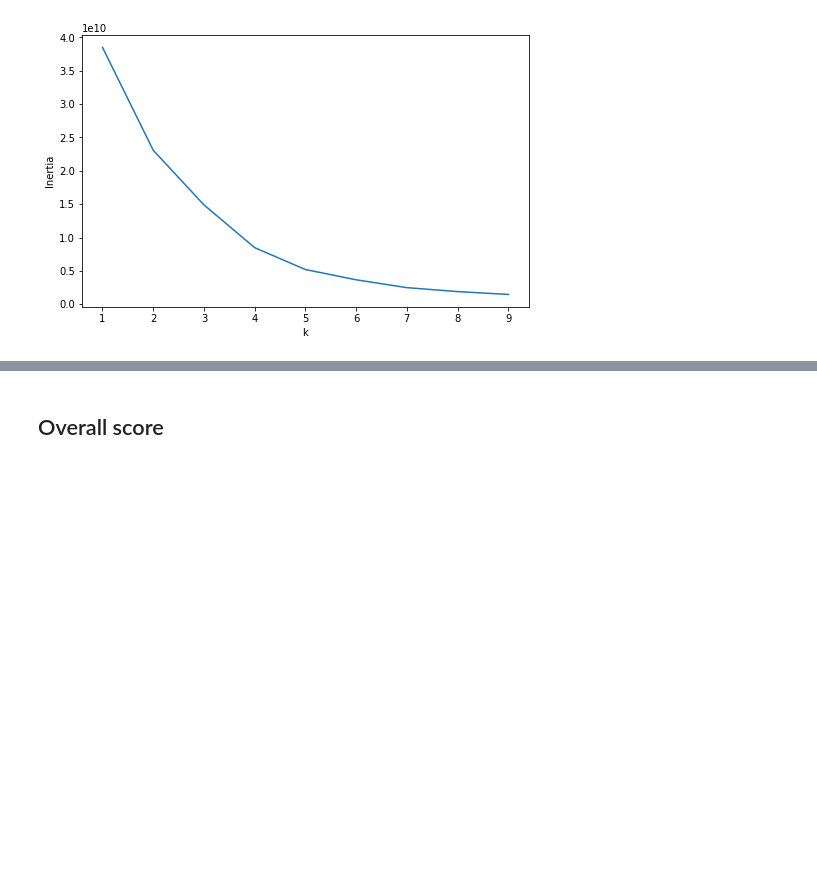
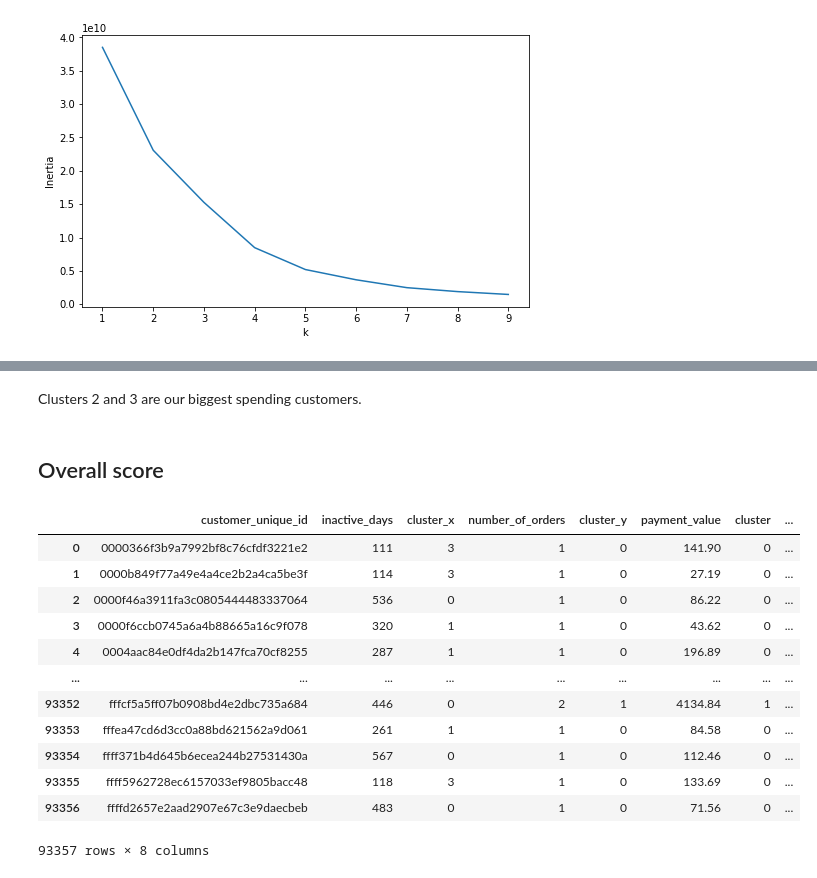
Before and after one commit to gracechia/olist-customer-segmentation, a Jupyter notebook: olist_customer_segmentation.ipynb, the cells around one changed output, grey strips where cells are left out. Cells and saved outputs as stored; diff of their text form; code cells hidden in the pictures; blank space fills up the shorter version.

```diff
--- a/olist_customer_segmentation.ipynb
+++ b/olist_customer_segmentation.ipynb
@@ -325,0 +388,8 @@ monetary.groupby('monetary_cluster')['payment_value'].describe().sort_values(by=
+# %%
+# Renaming the clusters according to mean number of payment_value
+monetary_cluster = monetary.groupby('cluster')['payment_value'].mean().reset_index()
+monetary_cluster = monetary_cluster.sort_values(by='payment_value').reset_index(drop=True)
+monetary_cluster['index'] = np.arange(0,4)
+monetary_cluster.set_index('cluster', inplace=True)
+cluster_dict = monetary_cluster['index'].to_dict()
+monetary['cluster'].replace(cluster_dict, inplace=True)
@@ -326,2 +405,24 @@ monetary.groupby('monetary_cluster')['payment_value'].describe().sort_values(by=
+# %% [markdown]
+Clusters 2 and 3 are our biggest spending customers.
 # %% [markdown]
 ## Overall score
+# %%
+overall = recency.merge(frequency, on='customer_unique_id')
+overall = overall.merge(monetary, on='customer_unique_id')
+overall['overall_score'] = overall['cluster_x'] + overall['cluster_y'] + overall['cluster']
+# %%
+overall
+# %% [output]
+|  | customer_unique_id | inactive_days | cluster_x | number_of_orders | cluster_y | payment_value | cluster | ... |
+| 0 | 0000366f3b9a7992bf8c76cfdf3221e2 | 111 | 3 | 1 | 0 | 141.90 | 0 | ... |
+| 1 | 0000b849f77a49e4a4ce2b2a4ca5be3f | 114 | 3 | 1 | 0 | 27.19 | 0 | ... |
+| 2 | 0000f46a3911fa3c0805444483337064 | 536 | 0 | 1 | 0 | 86.22 | 0 | ... |
+| 3 | 0000f6ccb0745a6a4b88665a16c9f078 | 320 | 1 | 1 | 0 | 43.62 | 0 | ... |
+| 4 | 0004aac84e0df4da2b147fca70cf8255 | 287 | 1 | 1 | 0 | 196.89 | 0 | ... |
+| ... | ... | ... | ... | ... | ... | ... | ... | ... |
+| 93352 | fffcf5a5ff07b0908bd4e2dbc735a684 | 446 | 0 | 2 | 1 | 4134.84 | 1 | ... |
+| 93353 | fffea47cd6d3cc0a88bd621562a9d061 | 261 | 1 | 1 | 0 | 84.58 | 0 | ... |
+| 93354 | ffff371b4d645b6ecea244b27531430a | 567 | 0 | 1 | 0 | 112.46 | 0 | ... |
+| 93355 | ffff5962728ec6157033ef9805bacc48 | 118 | 3 | 1 | 0 | 133.69 | 0 | ... |
+| 93356 | ffffd2657e2aad2907e67c3e9daecbeb | 483 | 0 | 1 | 0 | 71.56 | 0 | ... |
+93357 rows × 8 columns
```
Also changed, not shown: parts of 29 cells of this notebook.
